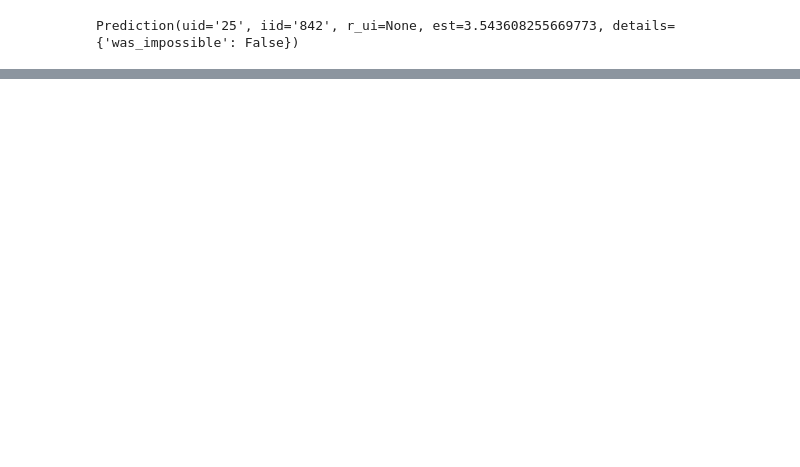
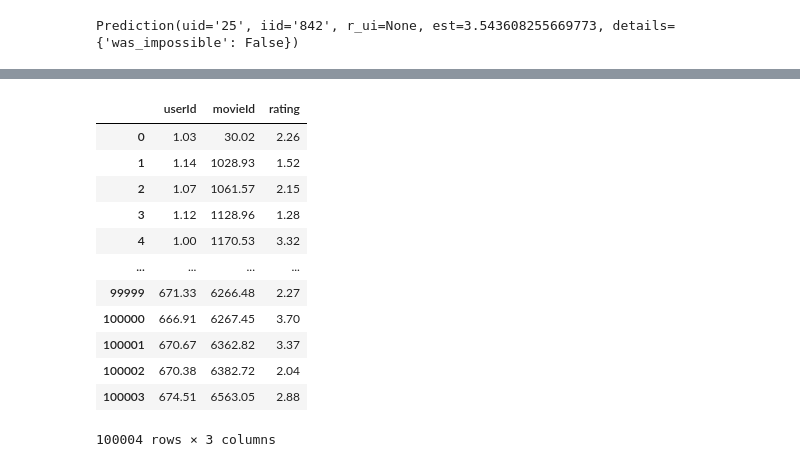
Before and after one commit to alexakh95/seminarAI, a Jupyter notebook: recommender_system.ipynb, the cells around one changed output, grey strips where cells are left out. Drawn from its saved outputs; the diff is of its cells as text; code cells hidden in the pictures; blank space fills up the shorter version.

```diff
--- a/recommender_system.ipynb
+++ b/recommender_system.ipynb
@@ -349,0 +357,27 @@ Prediction(uid='25', iid='842', r_ui=None, est=3.543608255669773, details={'was_
+# %%
+model = NMF(n_components=100, init='random', random_state=0)
+#ratings = ratings.drop(columns="timestamp")
+md = model.fit_transform(ratings)
+# %%
+H = pd.DataFrame(np.round(model.components_,2), columns=ratings.columns)
+W = pd.DataFrame(np.round(md,2), columns=H.index)
+W.index = ratings.index
+# %%
+reconstructed = pd.DataFrame(np.round(np.dot(W,H),2), columns=ratings.columns)
+reconstructed.index = ratings.index
+# %%
+reconstructed
+# %% [output]
+|  | userId | movieId | rating |
+| 0 | 1.03 | 30.02 | 2.26 |
+| 1 | 1.14 | 1028.93 | 1.52 |
+| 2 | 1.07 | 1061.57 | 2.15 |
+| 3 | 1.12 | 1128.96 | 1.28 |
+| 4 | 1.00 | 1170.53 | 3.32 |
+| ... | ... | ... | ... |
+| 99999 | 671.33 | 6266.48 | 2.27 |
+| 100000 | 666.91 | 6267.45 | 3.70 |
+| 100001 | 670.67 | 6362.82 | 3.37 |
+| 100002 | 670.38 | 6382.72 | 2.04 |
+| 100003 | 674.51 | 6563.05 | 2.88 |
+100004 rows × 3 columns
```
Also changed, not shown: parts of 9 cells of this notebook.
